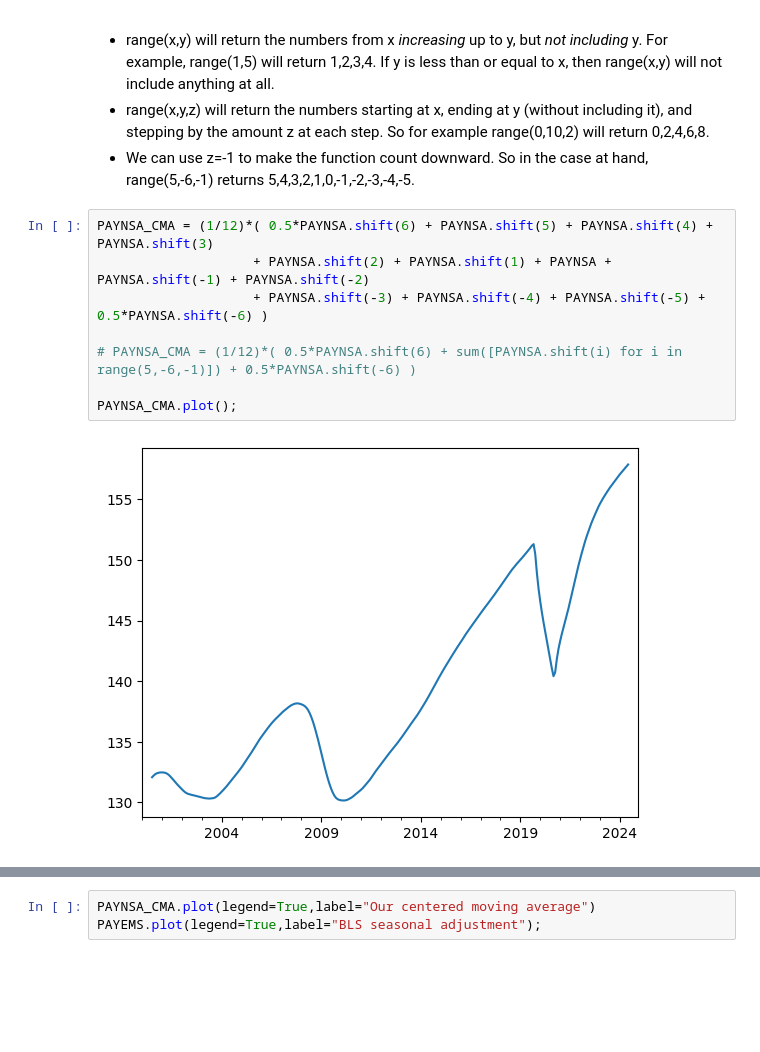
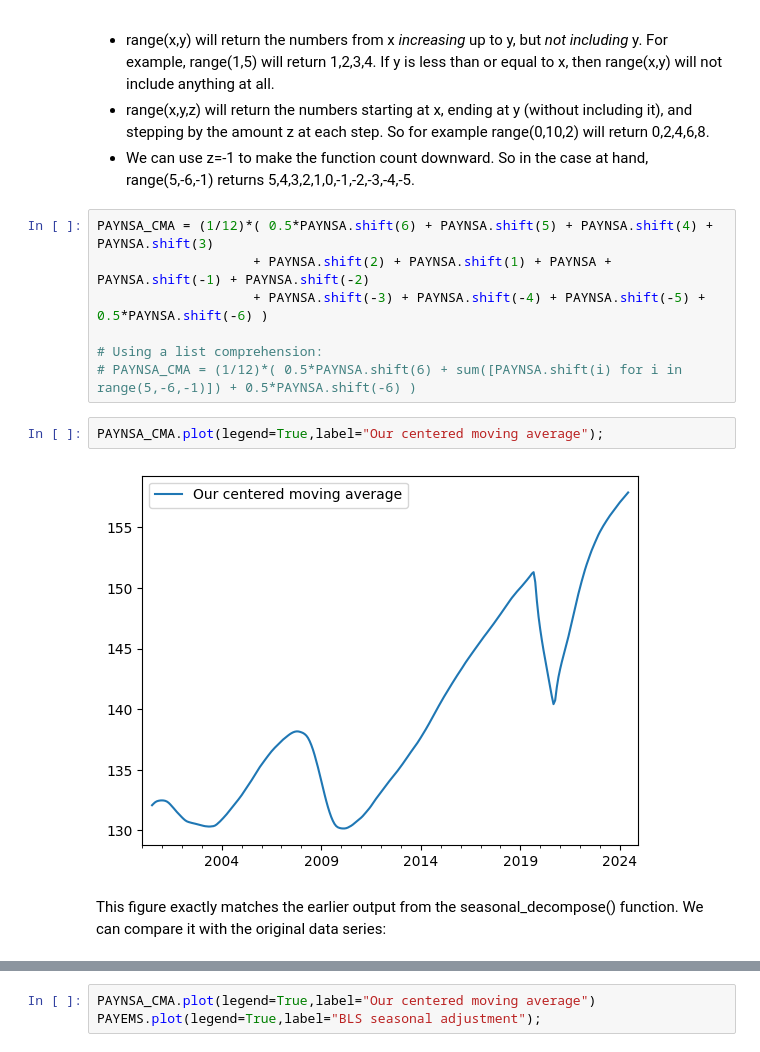
Before and after one commit to wgjm1986/FIN657, a Jupyter notebook: Week 1 - MA smoothing and seasonal decomposition/Moving-average smoothing.ipynb, the cells around one changed output, grey strips where cells are left out. Saved outputs shown, nothing was run; the diff lists cells and outputs as text; blank space fills up the shorter version.

```diff
--- a/Week 1 - MA smoothing and seasonal decomposition/Moving-average smoothing.ipynb
+++ b/Week 1 - MA smoothing and seasonal decomposition/Moving-average smoothing.ipynb
@@ -80,13 +80,16 @@ The range() function is the standard way to create a list of numbers in Python:
 - range(x,y) will return the numbers from x *increasing* up to y, but *not including* y. For example, range(1,5) will return 1,2,3,4. If y is less than or equal to x, then range(x,y) will not include anything at all.
 - range(x,y,z) will return the numbers starting at x, ending at y (without including it), and stepping by the amount z at each step. So for example range(0,10,2) will return 0,2,4,6,8.
 - We can use z=-1 to make the function count downward. So in the case at hand, range(5,-6,-1) returns 5,4,3,2,1,0,-1,-2,-3,-4,-5.
+# %%
+PAYNSA_CMA = (1/12)*( 0.5*PAYNSA.shift(6) + PAYNSA.shift(5) + PAYNSA.shift(4) + PAYNSA.shift(3)
+                    + PAYNSA.shift(2) + PAYNSA.shift(1) + PAYNSA + PAYNSA.shift(-1) + PAYNSA.shift(-2)
+                    + PAYNSA.shift(-3) + PAYNSA.shift(-4) + PAYNSA.shift(-5) + 0.5*PAYNSA.shift(-6) )
+
+# Using a list comprehension:
+# PAYNSA_CMA = (1/12)*( 0.5*PAYNSA.shift(6) + sum([PAYNSA.shift(i) for i in range(5,-6,-1)]) + 0.5*PAYNSA.shift(-6) )
 # %%
-PAYNSA_CMA = (1/12)*( 0.5*PAYNSA.shift(6) + PAYNSA.shift(5) + PAYNSA.shift(4) + PAYNSA.shift(3)
-                    + PAYNSA.shift(2) + PAYNSA.shift(1) + PAYNSA + PAYNSA.shift(-1) + PAYNSA.shift(-2)
-                    + PAYNSA.shift(-3) + PAYNSA.shift(-4) + PAYNSA.shift(-5) + 0.5*PAYNSA.shift(-6) )
-
-# PAYNSA_CMA = (1/12)*( 0.5*PAYNSA.shift(6) + sum([PAYNSA.shift(i) for i in range(5,-6,-1)]) + 0.5*PAYNSA.shift(-6) )
-
-PAYNSA_CMA.plot();
+PAYNSA_CMA.plot(legend=True,label="Our centered moving average");
 # %% [output]
-[figure, old version]
+[figure, new version]
+# %% [markdown]
+This figure exactly matches the earlier output from the seasonal_decompose() function. We can compare it with the original data series:
```
Also changed, not shown: parts of 12 cells of this notebook.
